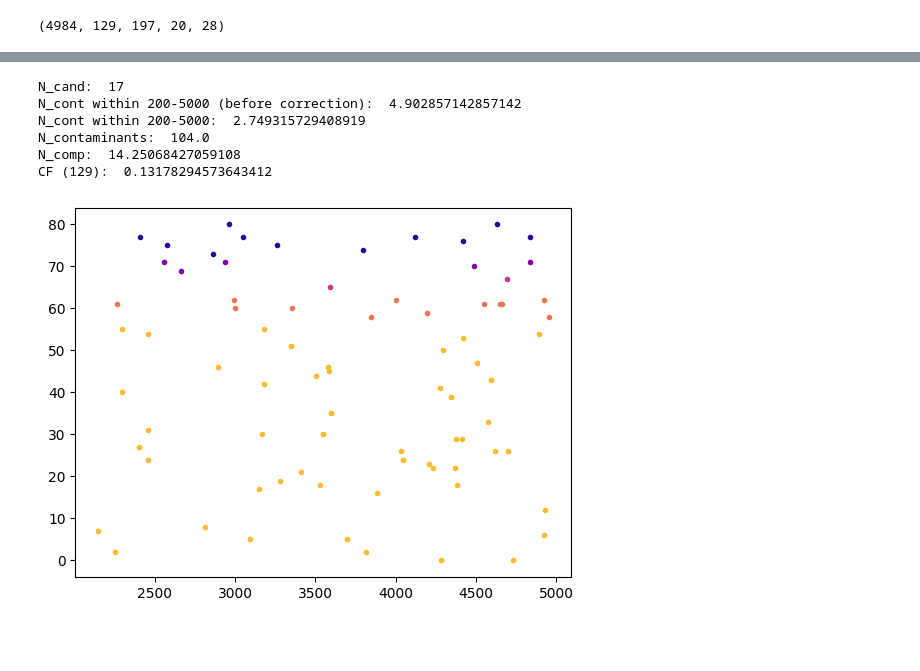
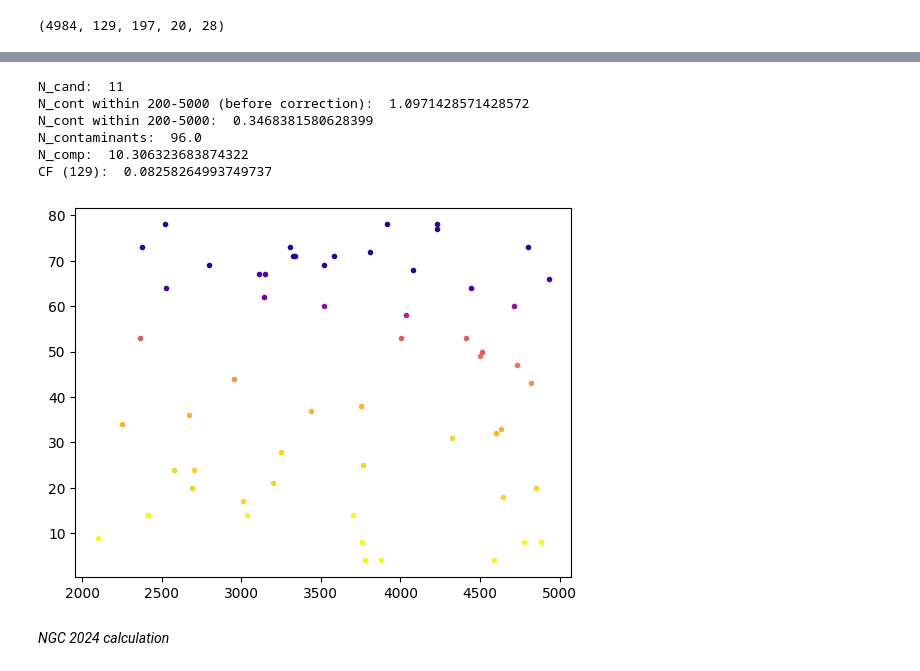
Before and after one commit to PrabhaniR/Artificial_Star_Test, a Jupyter notebook: CF.ipynb, the cells around one changed output, grey strips where cells are left out. Cells and saved outputs as stored; diff of their text form; code cells hidden in the pictures; blank space fills up the shorter version.

```diff
--- a/CF.ipynb
+++ b/CF.ipynb
@@ -520,10 +627,12 @@ CF (197):  0.14213197969543148
-# %%
-deltam, R, separations = CF(ra_G, dec_G, m_G, i_proto)
-# %% [output]
-N_cand:  17
-N_cont within 200-5000 (before correction):  4.902857142857142
-N_cont within 200-5000:  2.749315729408919
-N_contaminants:  104.0
-N_comp:  14.25068427059108
-CF (129):  0.13178294573643412
-[figure, removed]
+# %%
+deltam, R, separations = CF_G(ra_G, dec_G, m_G, i_proto)
+# %% [output]
+N_cand:  11
+N_cont within 200-5000 (before correction):  1.0971428571428572
+N_cont within 200-5000:  0.3468381580628399
+N_contaminants:  96.0
+N_comp:  10.306323683874322
+CF (129):  0.08258264993749737
+[figure, added]
+# %% [markdown]
+*NGC 2024 calculation*
```
Also changed, not shown: parts of 10 cells of this notebook.
